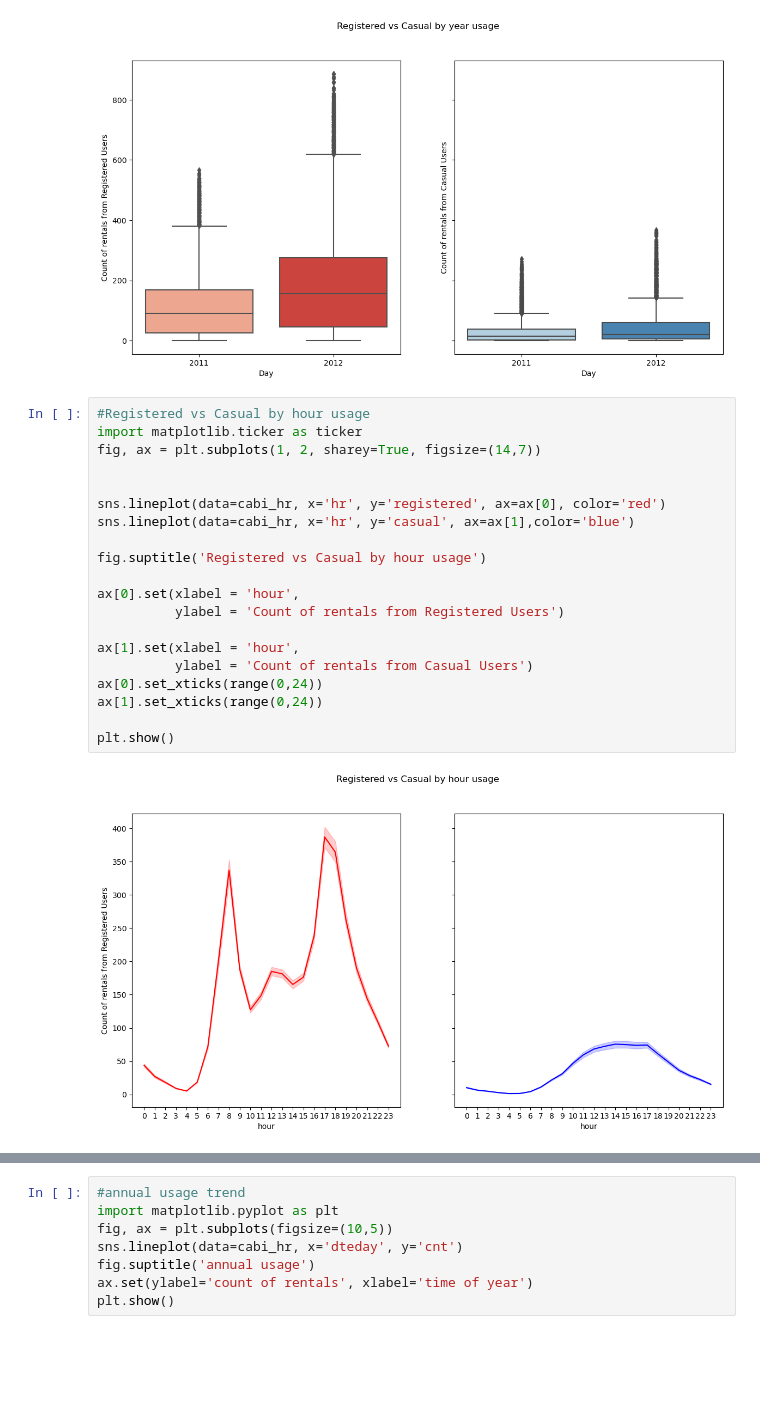
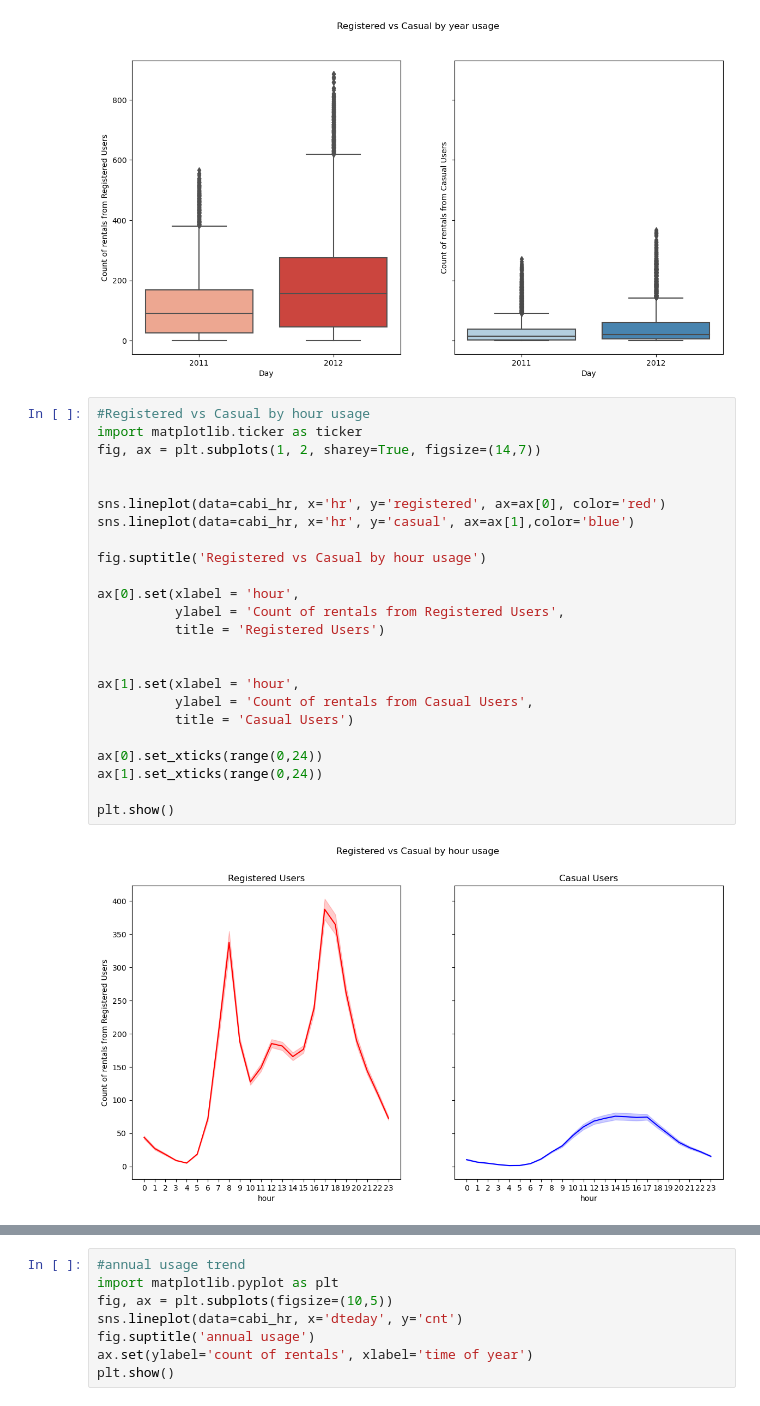
Before and after one commit to cdb8675309/Sprint-1, a Jupyter notebook: P3_S1.ipynb, the cells around one changed output, grey strips where cells are left out. Saved outputs shown, nothing was run; the diff lists cells and outputs as text; blank space fills up the shorter version.

```diff
--- a/P3_S1.ipynb
+++ b/P3_S1.ipynb
@@ -612,22 +612,26 @@ plt.show()
 # %%
 #Registered vs Casual by hour usage
 import matplotlib.ticker as ticker
 fig, ax = plt.subplots(1, 2, sharey=True, figsize=(14,7))
 
 
 sns.lineplot(data=cabi_hr, x='hr', y='registered', ax=ax[0], color='red')
 sns.lineplot(data=cabi_hr, x='hr', y='casual', ax=ax[1],color='blue')
 
 fig.suptitle('Registered vs Casual by hour usage')
 
 ax[0].set(xlabel = 'hour',
-          ylabel = 'Count of rentals from Registered Users')
+          ylabel = 'Count of rentals from Registered Users',
+          title = 'Registered Users')
+
 
 ax[1].set(xlabel = 'hour',
-          ylabel = 'Count of rentals from Casual Users')
+          ylabel = 'Count of rentals from Casual Users',
+          title = 'Casual Users')
+
 ax[0].set_xticks(range(0,24))
 ax[1].set_xticks(range(0,24))
 
 plt.show()
 # %% [output]
-[figure, old version]
+[figure, new version]
```
Also changed, not shown: parts of 10 cells of this notebook.
